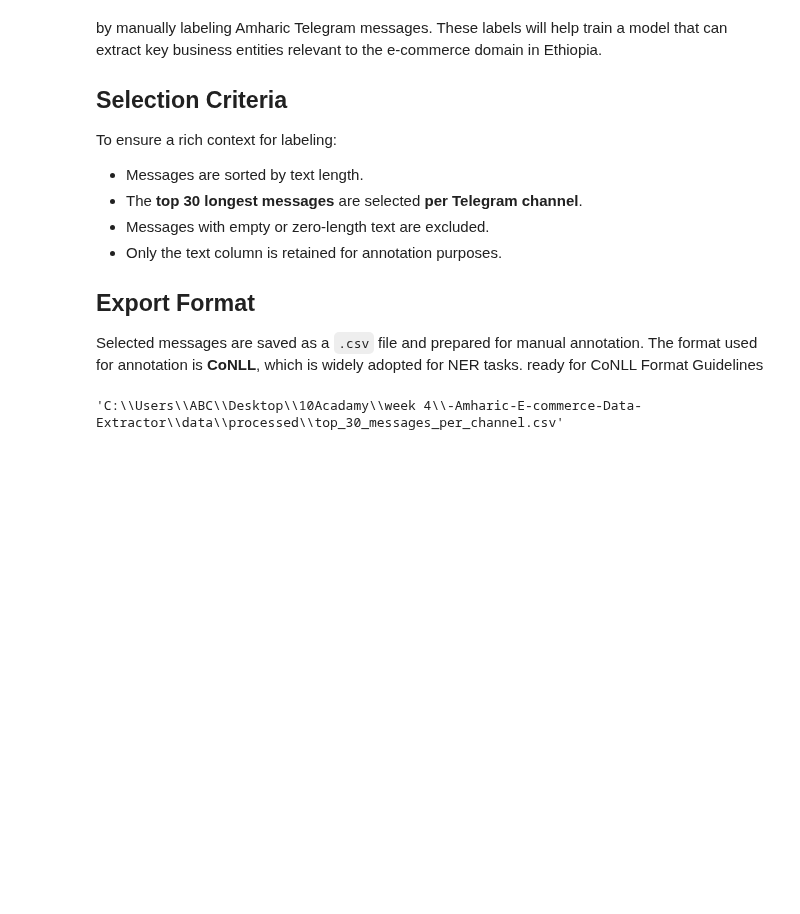
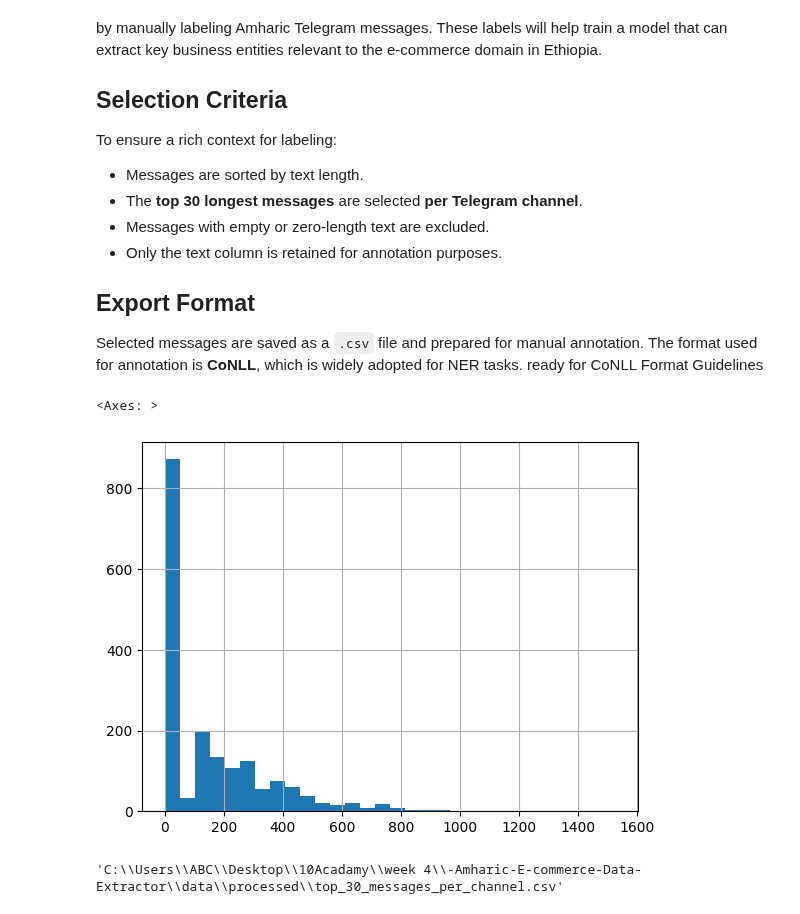
Before and after one commit to sumeyaaaa/-Amharic-E-commerce-Data-Extractor, a Jupyter notebook: notebook/task-1/normalization_and_tokinization.ipynb, the cells around one changed output. Drawn from its saved outputs; the diff is of its cells as text; code cells hidden in the pictures; blank space fills up the shorter version.

```diff
--- a/notebook/task-1/normalization_and_tokinization.ipynb
+++ b/notebook/task-1/normalization_and_tokinization.ipynb
@@ -60,3 +65,8 @@ To ensure a rich context for labeling:
 ## Export Format
 Selected messages are saved as a `.csv` file and prepared for manual annotation. The format used for annotation is **CoNLL**, which is widely adopted for NER tasks.
  ready for CoNLL Format Guidelines
+# %%
+df['text_length'].hist(bins=30)
+# %% [output]
+<Axes: >
+[figure, added]
```
Also changed, not shown: parts of 2 cells of this notebook, 2 other files.
